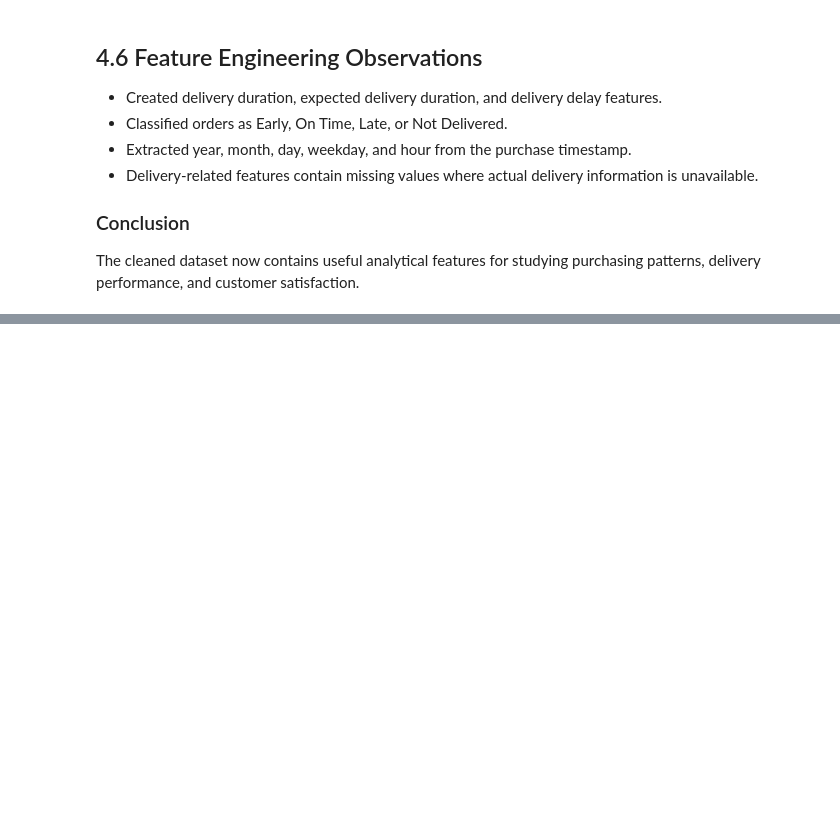
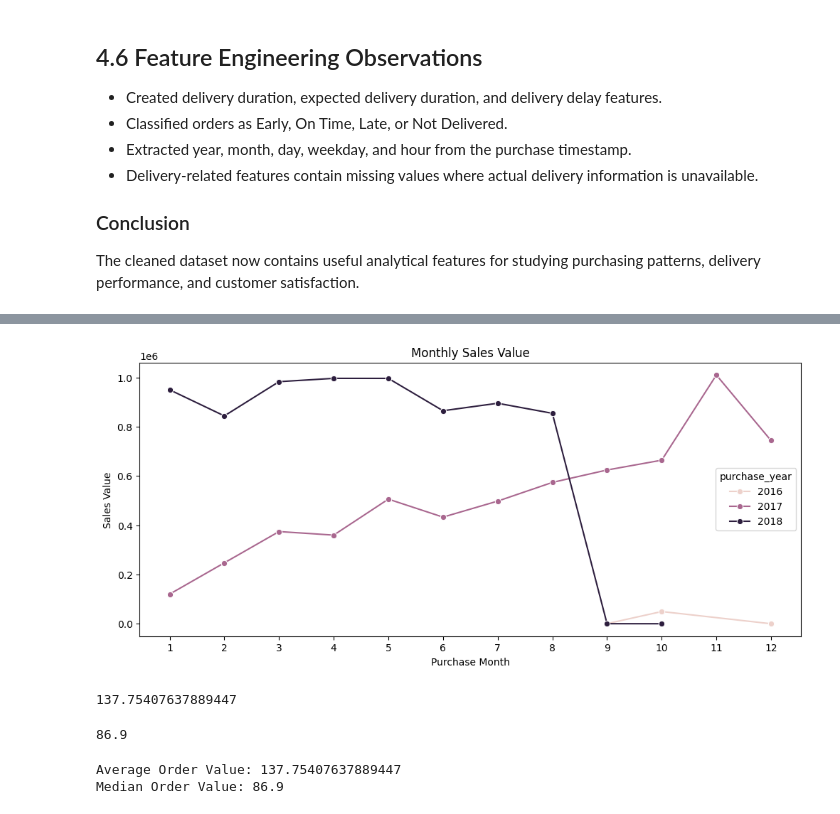
Before and after one commit to PranjaliSBidwe/E-Commerce_Sales_Customer_Behavior_Analysis, a Jupyter notebook: 01_data_understanding.ipynb, the cells around one changed output, grey strips where cells are left out. Saved outputs shown, nothing was run; the diff lists cells and outputs as text; code cells hidden in the pictures; blank space fills up the shorter version.

```diff
--- a/01_data_understanding.ipynb
+++ b/01_data_understanding.ipynb
@@ -1058,0 +1123,9 @@ The cleaned dataset now contains useful analytical features for studying purchas
+# %%
+monthly_sales = (
+    df_clean
+    .groupby(['purchase_year', 'purchase_month'])['price']
+    .sum()
+    .reset_index(name='sales_value')
+)
+
+monthly_sales
@@ -1058,0 +1150,36 @@ The cleaned dataset now contains useful analytical features for studying purchas
+# %%
+plt.figure(figsize=(12, 5))
+
+sns.lineplot(
+    data=monthly_sales,
+    x='purchase_month',
+    y='sales_value',
+    hue='purchase_year',
+    marker='o'
+)
+
+plt.title('Monthly Sales Value')
+plt.xlabel('Purchase Month')
+plt.ylabel('Sales Value')
+plt.xticks(range(1, 13))
+plt.show()
+# %% [output]
+[figure, added]
+# %%
+average_order_value = df_clean['price'].mean()
+
+average_order_value
+# %% [output]
+137.75407637889447
+# %%
+median_order_value = df_clean['price'].median()
+
+median_order_value
+# %% [output]
+86.9
+# %%
+print("Average Order Value:", average_order_value)
+print("Median Order Value:", median_order_value)
+# %% [output]
+Average Order Value: 137.75407637889447
+Median Order Value: 86.9
```
Also changed, not shown: parts of 19 cells of this notebook.
